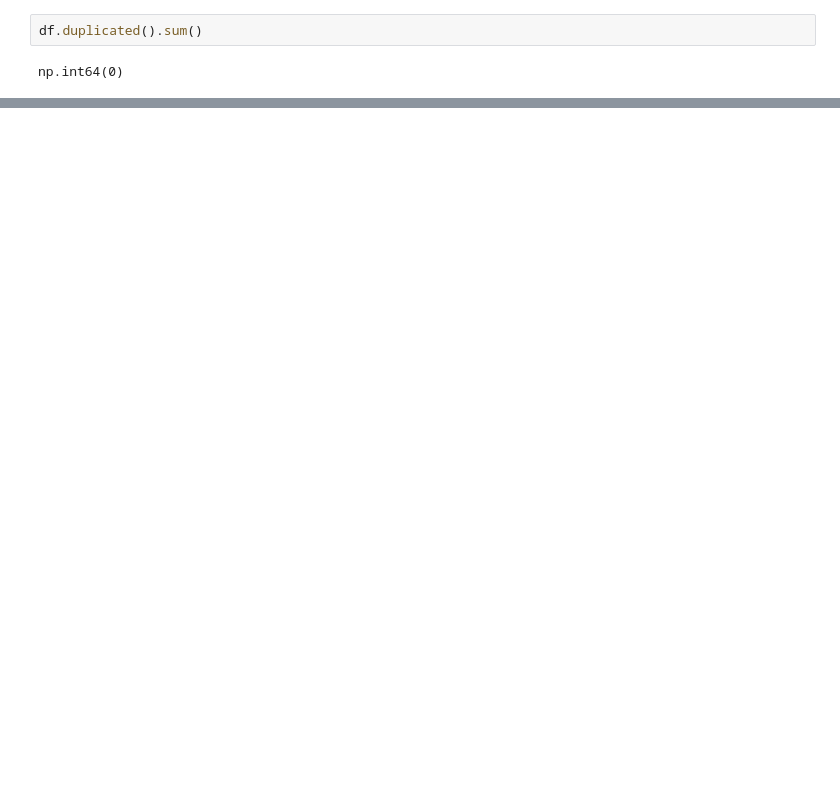
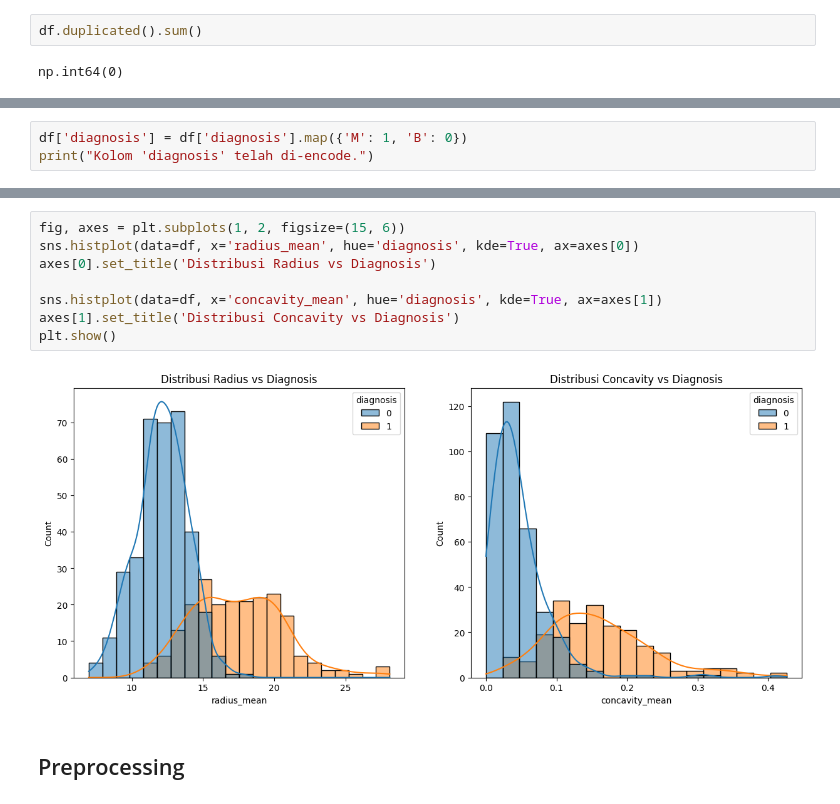
Before and after one commit to helloafterworld/data-science-no-tabi, a Jupyter notebook: Desktop/DS/02-breast_cancer_dataset/breast_cancer_analysis.ipynb, the cells around one changed output, grey strips where cells are left out. Saved outputs shown, nothing was run; the diff lists cells and outputs as text; blank space fills up the shorter version.

```diff
--- a/Desktop/DS/02-breast_cancer_dataset/breast_cancer_analysis.ipynb
+++ b/Desktop/DS/02-breast_cancer_dataset/breast_cancer_analysis.ipynb
@@ -77,0 +92,3 @@ df.describe()
+# %%
+df['diagnosis'] = df['diagnosis'].map({'M': 1, 'B': 0})
+print("Kolom 'diagnosis' telah di-encode.")
@@ -77,0 +110,12 @@ df.describe()
+# %%
+fig, axes = plt.subplots(1, 2, figsize=(15, 6))
+sns.histplot(data=df, x='radius_mean', hue='diagnosis', kde=True, ax=axes[0])
+axes[0].set_title('Distribusi Radius vs Diagnosis')
+
+sns.histplot(data=df, x='concavity_mean', hue='diagnosis', kde=True, ax=axes[1])
+axes[1].set_title('Distribusi Concavity vs Diagnosis')
+plt.show()
+# %% [output]
+[figure, added]
+# %% [markdown]
+## Preprocessing
```
Also changed, not shown: parts of 12 cells of this notebook, 3 other files.
